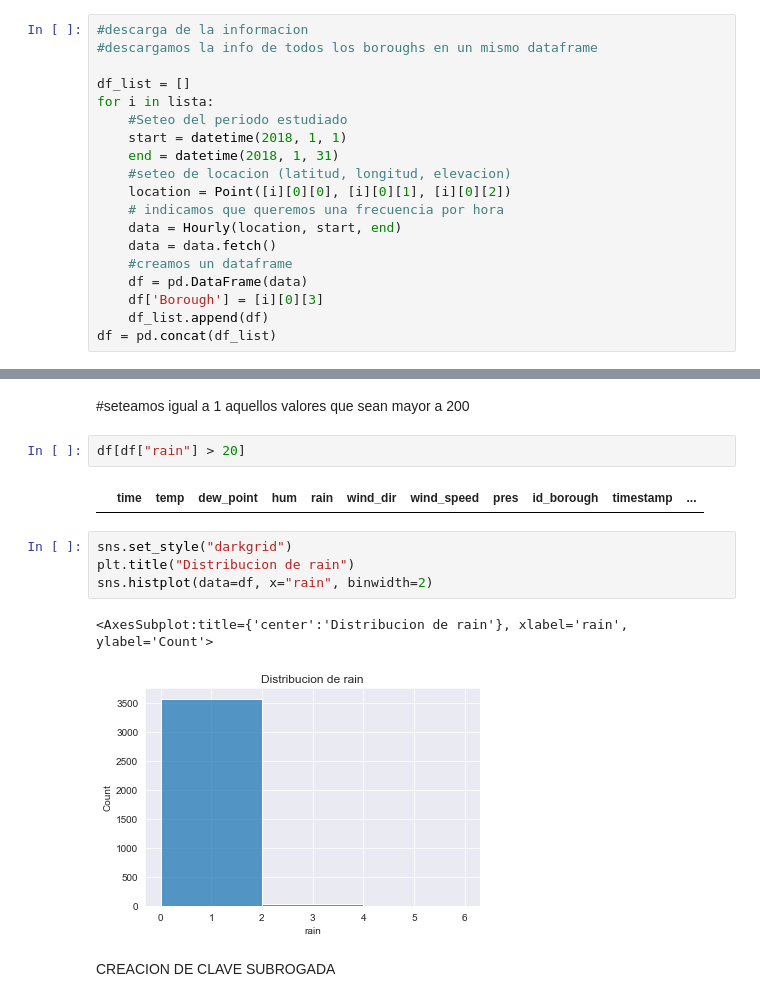
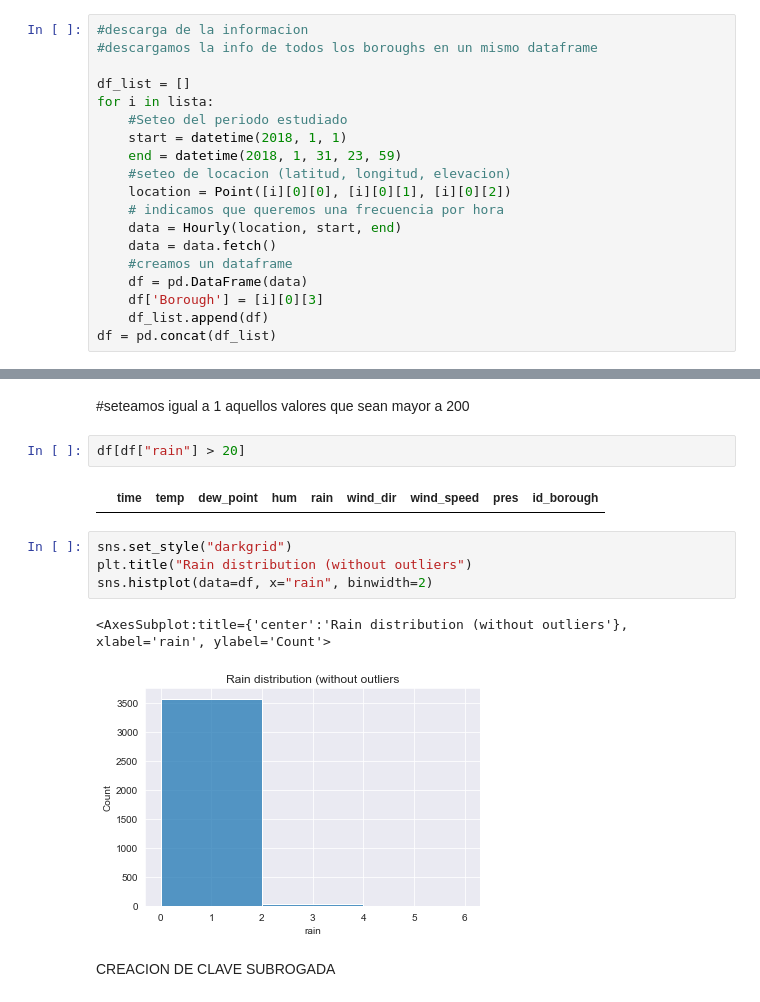
Before and after one commit to namdiv/Final_project, a Jupyter notebook: weather_data.ipynb, the cells around one changed output, grey strips where cells are left out. Drawn from its saved outputs; the diff is of its cells as text.

```diff
--- a/weather_data.ipynb
+++ b/weather_data.ipynb
@@ -31,7 +31,7 @@ df_list = []
 for i in lista:
     #Seteo del periodo estudiado
     start = datetime(2018, 1, 1)
-    end = datetime(2018, 1, 31)
+    end = datetime(2018, 1, 31, 23, 59)
     #seteo de locacion (latitud, longitud, elevacion)
     location = Point([i][0][0], [i][0][1], [i][0][2])
     # indicamos que queremos una frecuencia por hora
@@ -344,14 +345,14 @@ df.loc[df.rain > 20, 'rain'] = 1
 # %%
 df[df["rain"] > 20]
 # %% [output]
-|  | time | temp | dew_point | hum | rain | wind_dir | wind_speed | pres | id_borough | timestamp | ... |
+|  | time | temp | dew_point | hum | rain | wind_dir | wind_speed | pres | id_borough |
 # %%
 sns.set_style("darkgrid")
-plt.title("Distribucion de rain")
+plt.title("Rain distribution (without outliers")
 sns.histplot(data=df, x="rain", binwidth=2)
 # %% [output]
-<AxesSubplot:title={'center':'Distribucion de rain'}, xlabel='rain', ylabel='Count'>
+<AxesSubplot:title={'center':'Rain distribution (without outliers'}, xlabel='rain', ylabel='Count'>
-[figure, old version]
+[figure, new version]
 # %% [markdown]
 CREACION DE CLAVE SUBROGADA
 # %%
```
Also changed, not shown: parts of 12 cells of this notebook.
